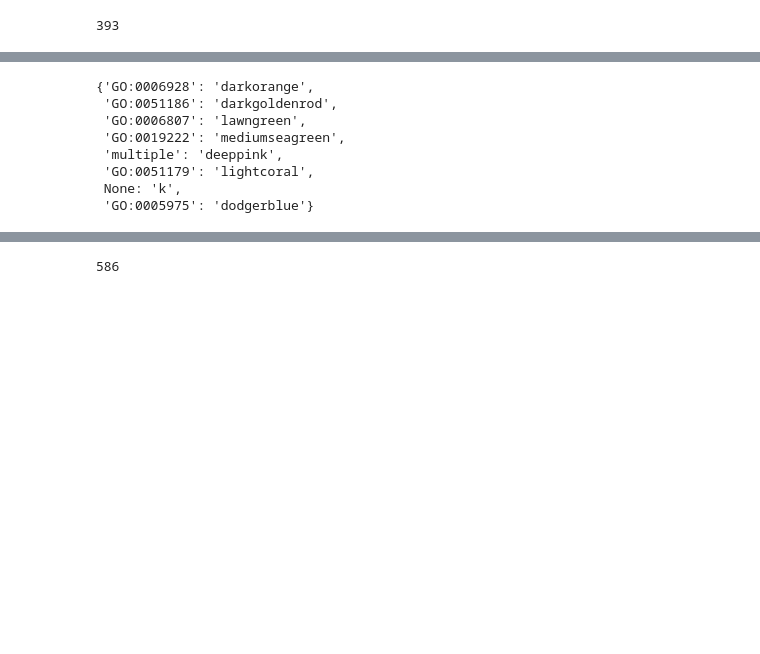
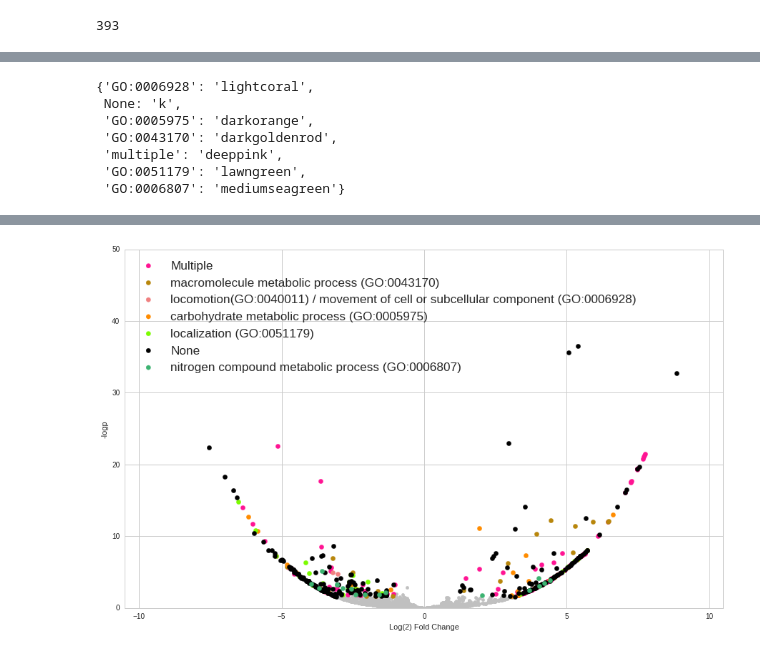
Before and after one commit to fagan2888/CM7_CM1E2d56col_unenr123_rawextract_2017, a Jupyter notebook: scripts/colored_volcano.ipynb, the cells around one changed output, grey strips where cells are left out. Drawn from its saved outputs; the diff is of its cells as text; code cells hidden in the pictures; blank space fills up the shorter version.

```diff
--- a/scripts/colored_volcano.ipynb
+++ b/scripts/colored_volcano.ipynb
@@ -54,7 +45,6 @@ len(get_all_children('GO:0006928'))
 # %%
-topgo = {'GO:0006928', 'GO:0051179', 'GO:0006807', 'GO:0005975', 'GO:0019222', 'GO:0051186'}
+topgo = {'GO:0006928', 'GO:0051179', 'GO:0006807', 'GO:0005975', 'GO:0043170'}
 topgo_children = {k:get_all_children(k) for k in topgo}
 group_names = {x:"{} ({})".format(obodag.get(x).name, obodag.get(x).id) for x in topgo}
 group_names[None] = "None"
 group_names["multiple"] = "Multiple"
-group_names
@@ -69,0 +51,4 @@ group_names
+# %%
+# add locomotion(GO:0040011) to movement of cell or subcellular component (GO:0006928)'
+topgo_children['GO:0006928'].update(get_all_children('GO:0040011'))
+group_names['GO:0006928'] = "locomotion(GO:0040011) / movement of cell or subcellular component (GO:0006928)"
@@ -75,14 +70,13 @@ group_colors['multiple'] = 'deeppink'
 color_group = {v:k for k,v in group_colors.items()}
 group_colors
 # %% [output]
-{'GO:0006928': 'darkorange',
- 'GO:0051186': 'darkgoldenrod',
- 'GO:0006807': 'lawngreen',
- 'GO:0019222': 'mediumseagreen',
+{'GO:0006928': 'lightcoral',
+ None: 'k',
+ 'GO:0005975': 'darkorange',
+ 'GO:0043170': 'darkgoldenrod',
  'multiple': 'deeppink',
- 'GO:0051179': 'lightcoral',
- None: 'k',
- 'GO:0005975': 'dodgerblue'}
+ 'GO:0051179': 'lawngreen',
+ 'GO:0006807': 'mediumseagreen'}
 # %%
 def get_go_group(go):
     if not isinstance(go, str):
@@ -95,12 +89,35 @@ def get_go_group(go):
     else:
         group = None
     return group
+# %%
+def plot(df_sig, df_insig):
+    fig = plt.figure(figsize=(15, 9))
+    fig.set_tight_layout(False)
+    ax = fig.add_subplot(111)
+
+    # Plot the INsig points
+    X = df_insig['log2FoldChange'].values
+    Y = df_insig['-logp'].values
+    ax.scatter(X, Y, color='silver', s=20)
+
+    # Plot the sig points
+    for color in set(df_sig['color']):
+        X = df_sig[df_sig.color == color].log2FoldChange
+        Y = df_sig[df_sig.color == color]['-logp']
+        ax.scatter(X, Y, color=color, s=40, label=group_names[color_group[color]])
+
+    ax.xaxis.set_label_text("Log(2) Fold Change")
+    ax.yaxis.set_label_text("-logp")
+    ax.set_xlim(-10.5,10.5)
+    ax.set_ylim(0,50)
+    ax.legend(loc=2, fontsize='x-large')
 # %%
 df = pd.read_csv(os.path.join(BASE,"RT_control_results_named_annot.csv"), index_col=0)
+df = df[~df.human_mouse]
 df['-logp'] = -1*np.log(df.padj)
 df['group'] = df.go.apply(get_go_group)
 df['color'] = df.group.apply(group_colors.get)
 df_sig = df[(df.padj<=0.2) & (abs(df.log2FoldChange) >= 1)]
 df_insig = df[~((df.padj<=0.2) & (abs(df.log2FoldChange) >= 1))]
-df.head(5)
+plot(df_sig, df_insig)
 # %% [output]
@@ -113,4 +124 @@ df.head(5)
+[figure, added]
-# %%
-len(df_sig)
-# %% [output]
-586
```
Also changed, not shown: parts of 10 cells of this notebook, 1 other file.
